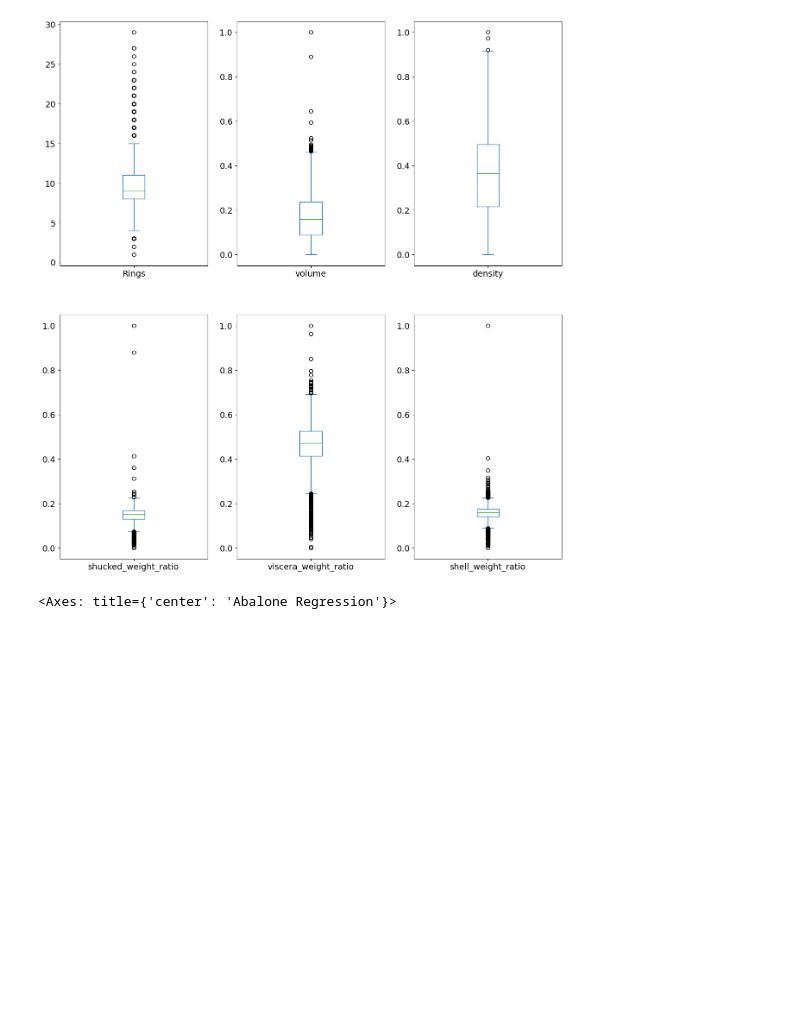
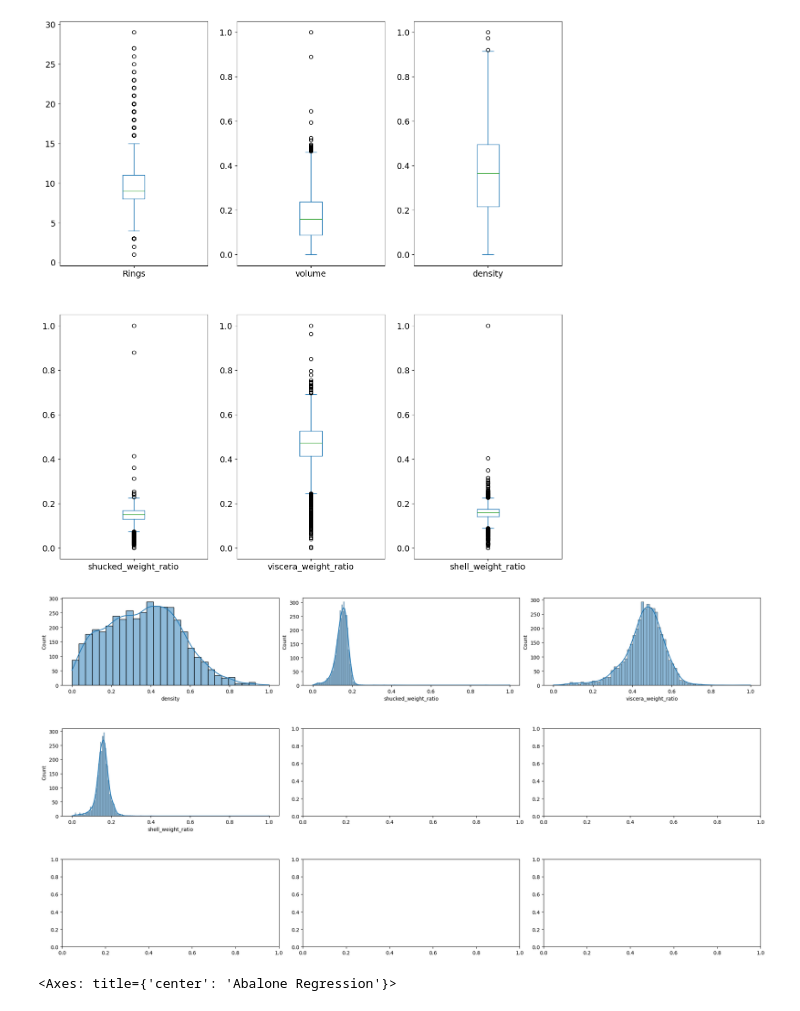
Before and after one commit to CloudSkytec/ML-CW1, a Jupyter notebook: Yuhong Y/abalone.ipynb, the cells around one changed output. Cells and saved outputs as stored; diff of their text form; code cells hidden in the pictures; blank space fills up the shorter version.

```diff
--- a/Yuhong Y/abalone.ipynb
+++ b/Yuhong Y/abalone.ipynb
@@ -102,6 +110,22 @@ viscera_weight_ratio    Axes(0.398529,0.381765;0.227941x0.226471)
 shell_weight_ratio      Axes(0.672059,0.381765;0.227941x0.226471)
 dtype: object
 [figure]
+# %%
+tempt = pd.concat([df.iloc[:, 0:1], df.iloc[:, 5:9]], axis=1)
+data_mean = df.iloc[:, 5:9]
+
+fig, ax = plt.subplots(ncols=3, nrows=3, figsize=(20, 10))
+ax = ax.flatten()
+
+index = 0
+for col in data_mean.columns:
+    sns.histplot(data_mean[col], kde=True, ax=ax[index])
+    index += 1
+
+plt.tight_layout(pad=0.5, w_pad=0.7, h_pad=5.0)
+plt.show()
+# %% [output]
+[figure, added]
 # %%
 import seaborn as sns
 import matplotlib.pyplot as plt
```
Also changed, not shown: parts of 1 cell of this notebook.
